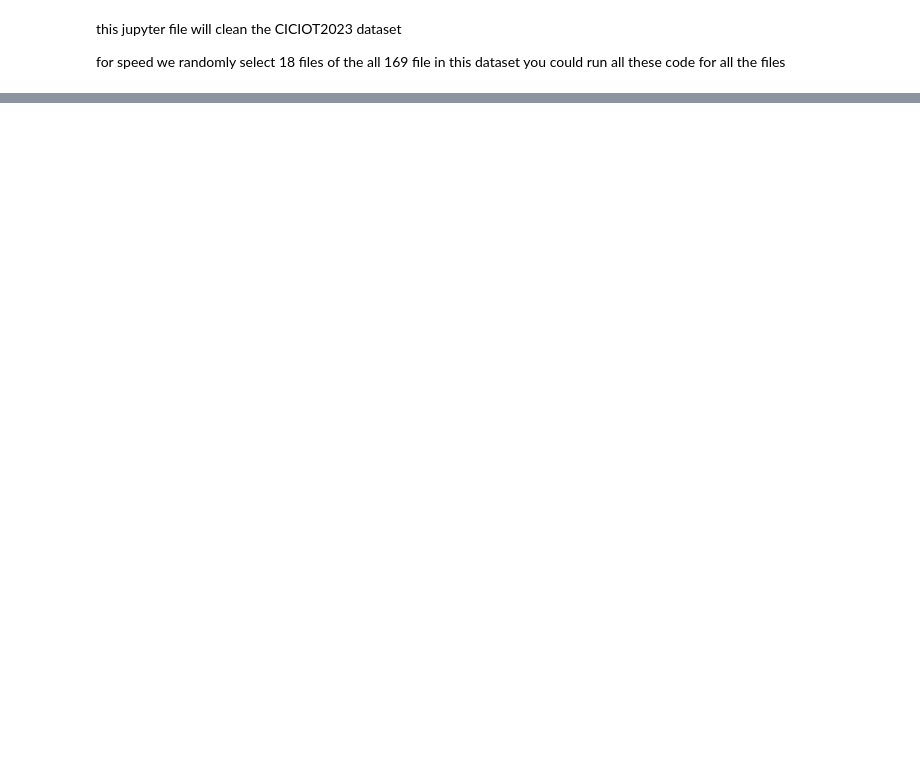
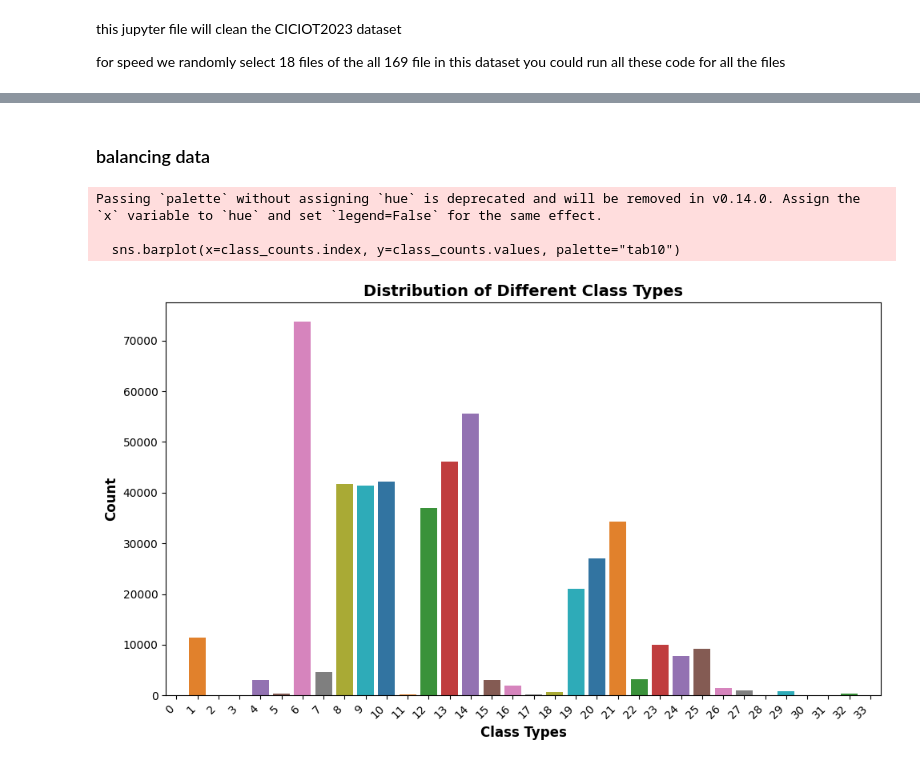
Before and after one commit to ArmitaKia/xai-xgboost-project, a Jupyter notebook: cleaning-data.ipynb, the cells around one changed output, grey strips where cells are left out. Drawn from its saved outputs; the diff is of its cells as text; code cells hidden in the pictures; blank space fills up the shorter version.

Commit message:
feature scaling - data balancing  and data splitting

```diff
--- a/cleaning-data.ipynb
+++ b/cleaning-data.ipynb
@@ -121,0 +145,33 @@ print(f"Cleaned dataset successfully saved to: {output_path}")
+# %% [markdown]
+### balancing data
+# %%
+import matplotlib.pyplot as plt
+import seaborn as sns
+
+# Count the occurrences of each class in the label column
+class_counts = df_scaled['label'].value_counts()
+
+# Set up the figure size
+plt.figure(figsize=(10, 6))
+
+# Create the bar plot (palette="tab10" gives distinct colors like in your image)
+sns.barplot(x=class_counts.index, y=class_counts.values, palette="tab10")
+
+# Add titles and labels
+plt.title('Distribution of Different Class Types', fontsize=14, fontweight='bold')
+plt.xlabel('Class Types', fontsize=12, fontweight='bold')
+plt.ylabel('Count', fontsize=12, fontweight='bold')
+
+# Rotate the x-axis labels so they don't overlap (useful for long names)
+plt.xticks(rotation=45, ha='right')
+
+# Adjust layout to prevent cutting off labels
+plt.tight_layout()
+
+# Display the plot
+plt.show()
+# %% [output]
+Passing `palette` without assigning `hue` is deprecated and will be removed in v0.14.0. Assign the `x` variable to `hue` and set `legend=False` for the same effect.
+
+  sns.barplot(x=class_counts.index, y=class_counts.values, palette="tab10")
+[figure, added]
```
Also changed, not shown: parts of 10 cells of this notebook.
